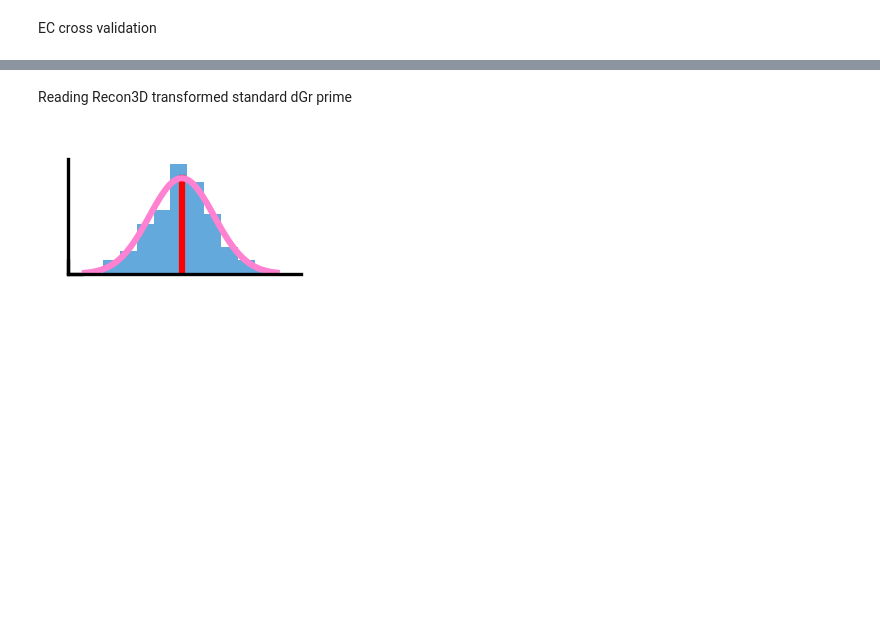
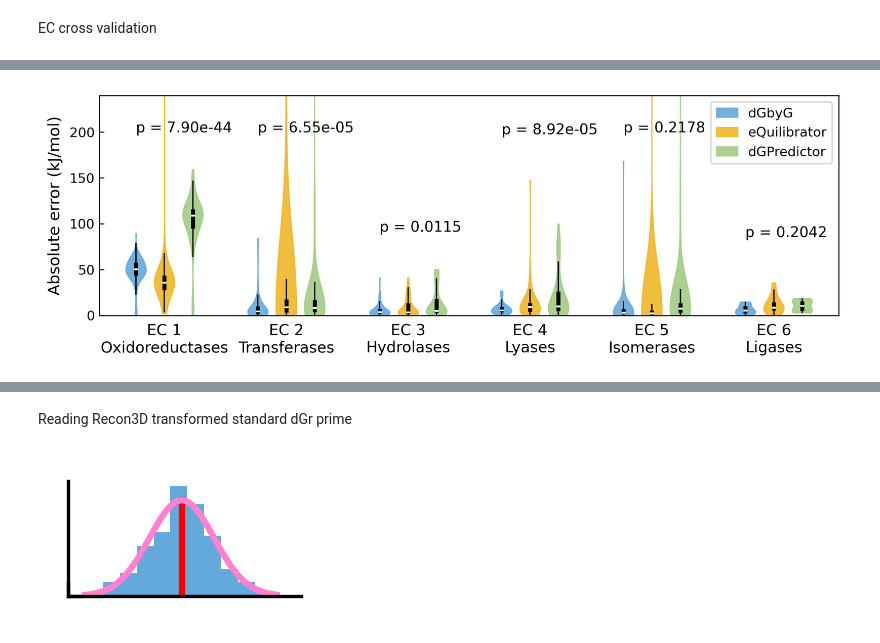
Before and after one commit to arne-cl/dGbyG, a Jupyter notebook: RunAnalysis/Figures.ipynb, the cells around one changed output, grey strips where cells are left out. Drawn from its saved outputs; the diff is of its cells as text; code cells hidden in the pictures; blank space fills up the shorter version.

```diff
--- a/RunAnalysis/Figures.ipynb
+++ b/RunAnalysis/Figures.ipynb
@@ -809,7 +642,0 @@ plt.show()
-# %%
-for ec in range(1,7):
-    results_dir = '../data/results_data/cross_validation_results/EC{0}_cross_validation/'.format(ec)
-    real_r_ec, Final_p_ec, Final_e_ec, Final_ae_ec = read_results(results_dir, 3)
-    real_r_ec, p_ec = calculate_statistics(real_r_ec, Final_p_ec)
-    py_ec, pr_ec, sr_ec = rapid_linear_reg(real_r_ec, p_ec, plot=True)
-    print()
@@ -892,0 +643,62 @@ SignificanceResult(statistic=0.8006681444957952, pvalue=6.99770671867786e-152)
+# %%
+# read EC cross validation results of CC and AF methods
+cc_ec_df = pd.read_csv('../data/results_data/cc_and_af/cc_cross_validation_results_EC.csv', index_col=0)
+cc_e_ec = [(x-cc_ec_df.loc[:,'r'].to_numpy())[~np.isnan(x)] for x in cc_ec_df.iloc[:,2:8].to_numpy().T]
+cc_ae_ec = [np.abs(x) for x in cc_e_ec]
+
+af_ec_df = pd.read_csv('../data/results_data/cc_and_af/af_cross_validation_results_EC.csv', index_col=0)
+af_e_ec = [(x-af_ec_df.loc[:,'r'].to_numpy())[~np.isnan(x)] for x in af_ec_df.iloc[:,2:8].to_numpy().T]
+af_ae_ec = [np.abs(x) for x in af_e_ec]
+# %%
+def adjacent_values(vals, q1, q3):
+    upper_adjacent_value = q3 + (q3 - q1) * 1.5
+    upper_adjacent_value = np.clip(upper_adjacent_value, q3, np.max(vals))
+
+    lower_adjacent_value = q1 - (q3 - q1) * 1.5
+    lower_adjacent_value = np.clip(lower_adjacent_value, np.min(vals), q1)
+    return lower_adjacent_value, upper_adjacent_value
+
+ec_data = [Final_ae_ec, cc_ae_ec, af_ae_ec]
+
+plt.figure(dpi=300,figsize = (10,3))
+plt.rcParams['xtick.color'] = 'none'
+plt.rcParams['xtick.labelcolor'] = 'black'
+plt.rcParams['xtick.major.pad'] = 6
+
+colors = [color1,color2,color3,]
+width = 0.7
+
+for i, dataset in enumerate(zip(*ec_data)):
+    pos = 2+i*3 + np.array([-width,0,width])#pos+width*(i-1)
+    pv = plt.violinplot(dataset, positions=pos, showextrema=False, )#bw_method=0.4,
+    for j, pb in enumerate(pv['bodies']):
+        pb.set_facecolor(colors[j])
+        pb.set_edgecolor(colors[j])
+        pb.set_alpha(0.9), pb.set_linewidth(0.8)
+        quartile1, medians, quartile3 = np.percentile(dataset[j], [25,50,75])
+        whiskers_min, whiskers_max = adjacent_values(dataset[j], quartile1, quartile3)
+        plt.vlines(pos[j], whiskers_min, whiskers_max, color='k', linestyles='-', lw=1)
+        plt.vlines(pos[j], quartile1, quartile3, color='k', linestyles='-', lw=3)
+        plt.vlines(pos[j], medians-1, medians+1, color='white', linestyles='-', lw=3)
+    p = scipy.stats.alexandergovern(*dataset).pvalue
+    p = str(np.round(p,4)) if p>=1e-4 else '{0:.2e}'.format(p)
+    plt.text(x=pos[0], y=min(200, 50+np.max(dataset[1])), s='p = {0}'.format(p), fontsize=11)
+    #print([len(x) for x in dataset], scipy.stats.ranksums(dataset[0], dataset[1])[1],scipy.stats.ranksums(dataset[0], dataset[2])[1])
+    #print([len(x) for x in dataset], scipy.stats.levene(*dataset, center='mean')[1])
+    #print([len(x) for x in dataset], scipy.stats.median_test(*dataset, )[1])
+
+
+enzyme_class = ['Oxidoreductases', 'Transferases', 'Hydrolases', 'Lyases', 'Isomerases', 'Ligases']
+plt.xticks(np.array(range(i+1))*3+2, labels=['EC '+str(n+1)+'\n{0}'.format(name) for n, name in enumerate(enzyme_class)],
+           fontsize=11.5, )#rotation=45, anker='left'
+
+plt.legend(labels =['dGbyG', 'eQuilibrator', 'dGPredictor'], fontsize=10, handlelength=1.6)
+
+plt.ylabel('Absolute error (kJ/mol)', fontsize=12, labelpad=5)
+plt.xlabel('')
+
+plt.xlim(0.4,18.6)
+plt.ylim(0,240)
+plt.show()
+# %% [output]
+[figure, added]
```
Also changed, not shown: parts of 30 cells of this notebook, 6 other files.
